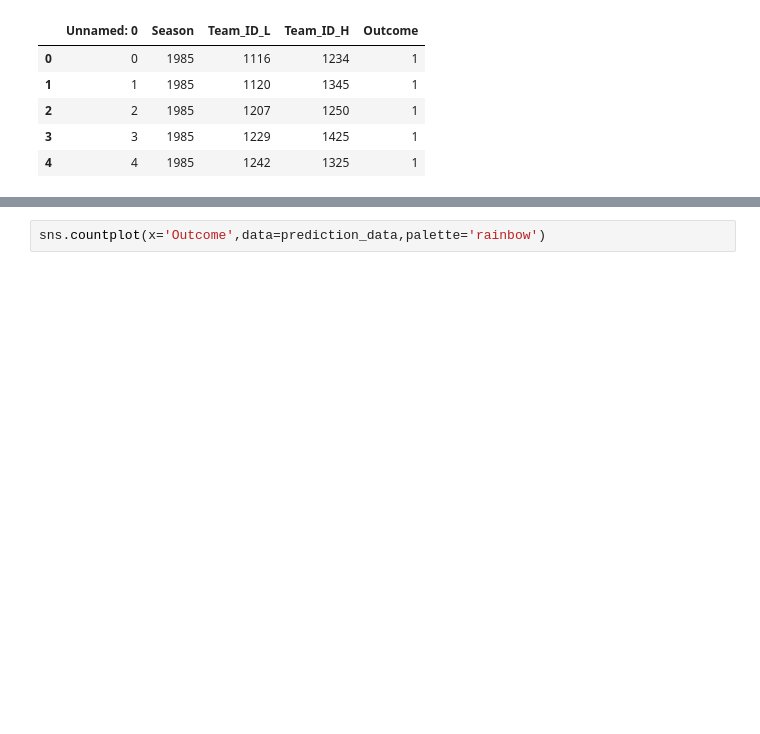
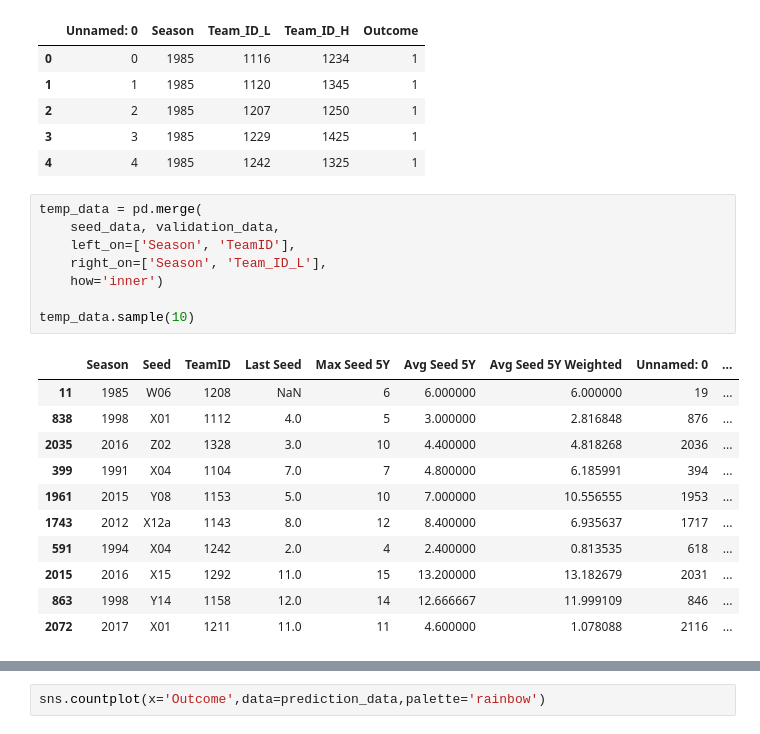
Before and after one commit to deniszgonjanin/ncaa2020, a Jupyter notebook: Mens_NCAA.ipynb, the cells around one changed output, grey strips where cells are left out. Cells and saved outputs as stored; diff of their text form; blank space fills up the shorter version.

```diff
--- a/Mens_NCAA.ipynb
+++ b/Mens_NCAA.ipynb
@@ -135,4 +151,24 @@ validation_data.head()
 | 2 | 2 | 1985 | 1207 | 1250 | 1 |
 | 3 | 3 | 1985 | 1229 | 1425 | 1 |
 | 4 | 4 | 1985 | 1242 | 1325 | 1 |
+# %%
+temp_data = pd.merge(
+    seed_data, validation_data,
+    left_on=['Season', 'TeamID'],
+    right_on=['Season', 'Team_ID_L'],
+    how='inner')
+
+temp_data.sample(10)
+# %% [output]
+|  | Season | Seed | TeamID | Last Seed | Max Seed 5Y | Avg Seed 5Y | Avg Seed 5Y Weighted | Unnamed: 0 | ... |
+| 11 | 1985 | W06 | 1208 | NaN | 6 | 6.000000 | 6.000000 | 19 | ... |
+| 838 | 1998 | X01 | 1112 | 4.0 | 5 | 3.000000 | 2.816848 | 876 | ... |
+| 2035 | 2016 | Z02 | 1328 | 3.0 | 10 | 4.400000 | 4.818268 | 2036 | ... |
+| 399 | 1991 | X04 | 1104 | 7.0 | 7 | 4.800000 | 6.185991 | 394 | ... |
+| 1961 | 2015 | Y08 | 1153 | 5.0 | 10 | 7.000000 | 10.556555 | 1953 | ... |
+| 1743 | 2012 | X12a | 1143 | 8.0 | 12 | 8.400000 | 6.935637 | 1717 | ... |
+| 591 | 1994 | X04 | 1242 | 2.0 | 4 | 2.400000 | 0.813535 | 618 | ... |
+| 2015 | 2016 | X15 | 1292 | 11.0 | 15 | 13.200000 | 13.182679 | 2031 | ... |
+| 863 | 1998 | Y14 | 1158 | 12.0 | 14 | 12.666667 | 11.999109 | 846 | ... |
+| 2072 | 2017 | X01 | 1211 | 11.0 | 11 | 4.600000 | 1.078088 | 2116 | ... |
 # %%
```
Also changed, not shown: parts of 22 cells of this notebook, 6 other files.
